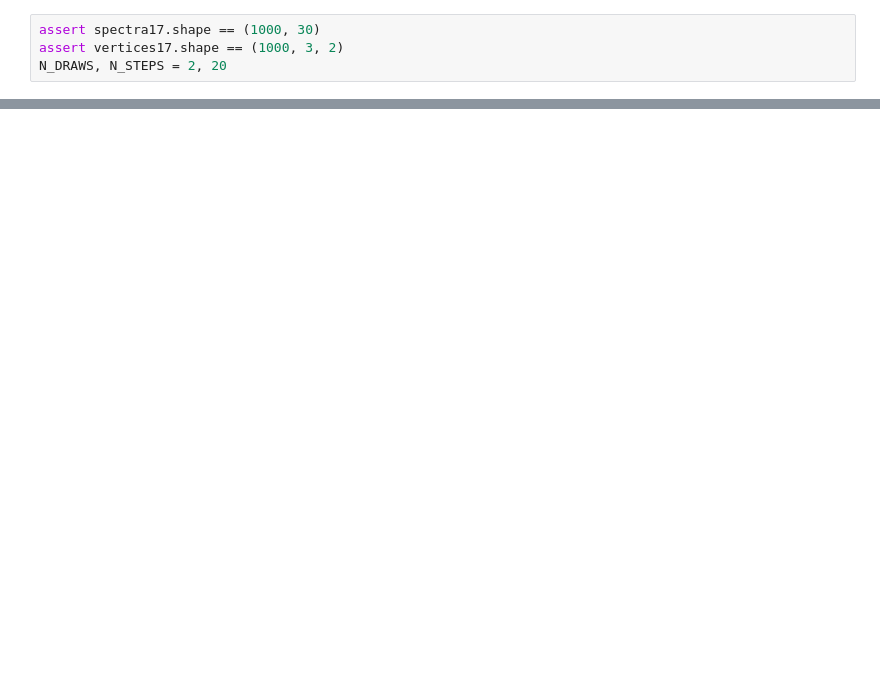
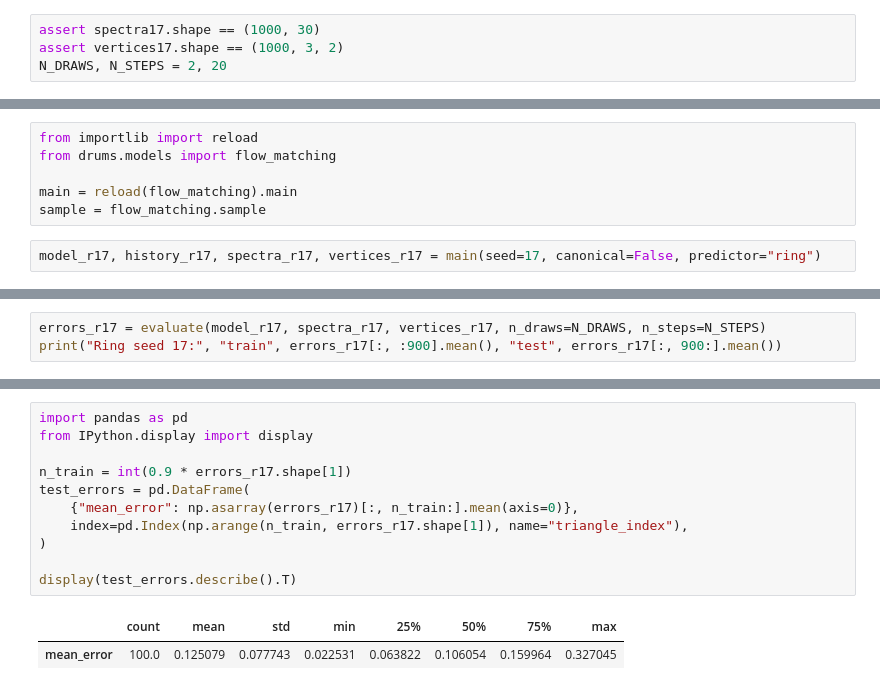
Before and after one commit to VLSF/drums, a Jupyter notebook: notebooks/flow_matching.ipynb, the cells around one changed output, grey strips where cells are left out. Drawn from its saved outputs; the diff is of its cells as text; blank space fills up the shorter version.

```diff
--- a/notebooks/flow_matching.ipynb
+++ b/notebooks/flow_matching.ipynb
@@ -242,0 +213,8 @@ plt.show()
+# %%
+from importlib import reload
+from drums.models import flow_matching
+
+main = reload(flow_matching).main
+sample = flow_matching.sample
+# %%
+model_r17, history_r17, spectra_r17, vertices_r17 = main(seed=17, canonical=False, predictor="ring")
@@ -242,0 +232,3 @@ plt.show()
+# %%
+errors_r17 = evaluate(model_r17, spectra_r17, vertices_r17, n_draws=N_DRAWS, n_steps=N_STEPS)
+print("Ring seed 17:", "train", errors_r17[:, :900].mean(), "test", errors_r17[:, 900:].mean())
@@ -242,0 +297,14 @@ plt.show()
+# %%
+import pandas as pd
+from IPython.display import display
+
+n_train = int(0.9 * errors_r17.shape[1])
+test_errors = pd.DataFrame(
+    {"mean_error": np.asarray(errors_r17)[:, n_train:].mean(axis=0)},
+    index=pd.Index(np.arange(n_train, errors_r17.shape[1]), name="triangle_index"),
+)
+
+display(test_errors.describe().T)
+# %% [output]
+|  | count | mean | std | min | 25% | 50% | 75% | max |
+| mean_error | 100.0 | 0.125079 | 0.077743 | 0.022531 | 0.063822 | 0.106054 | 0.159964 | 0.327045 |
```
Also changed, not shown: parts of 17 cells of this notebook.
